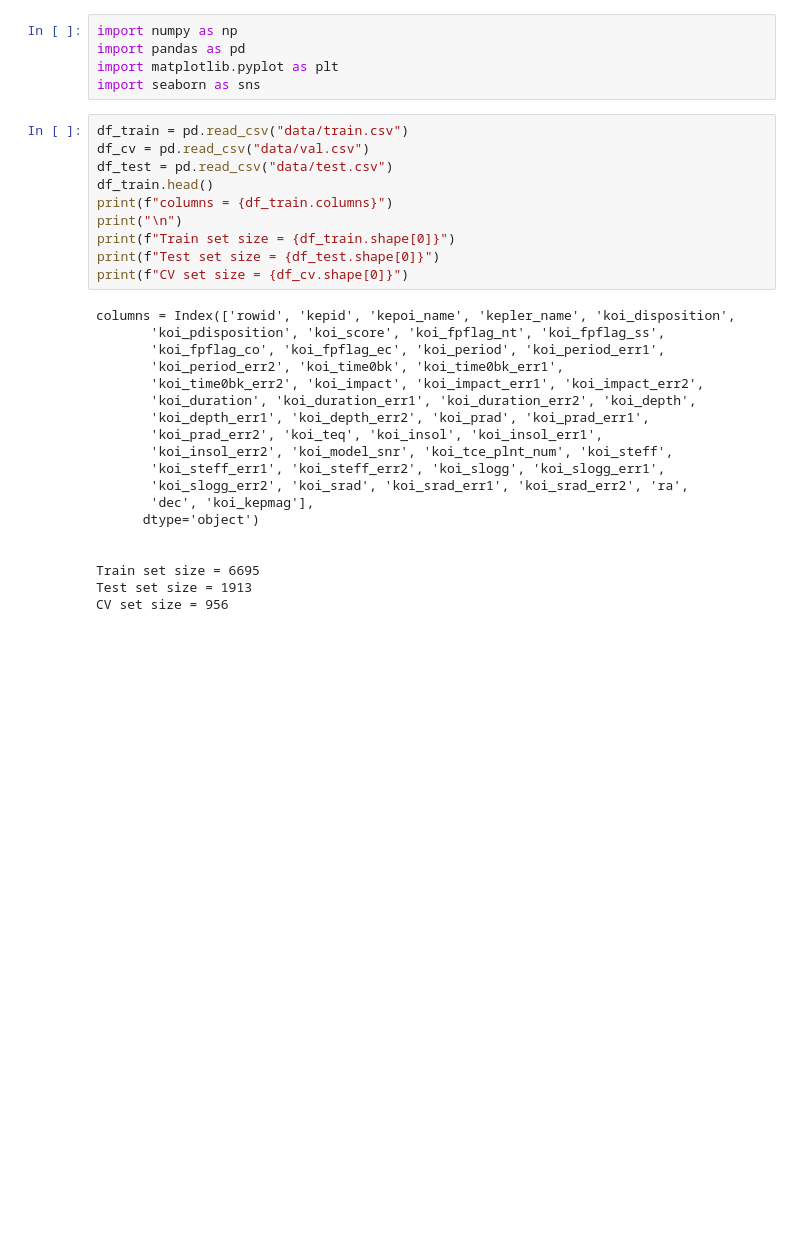
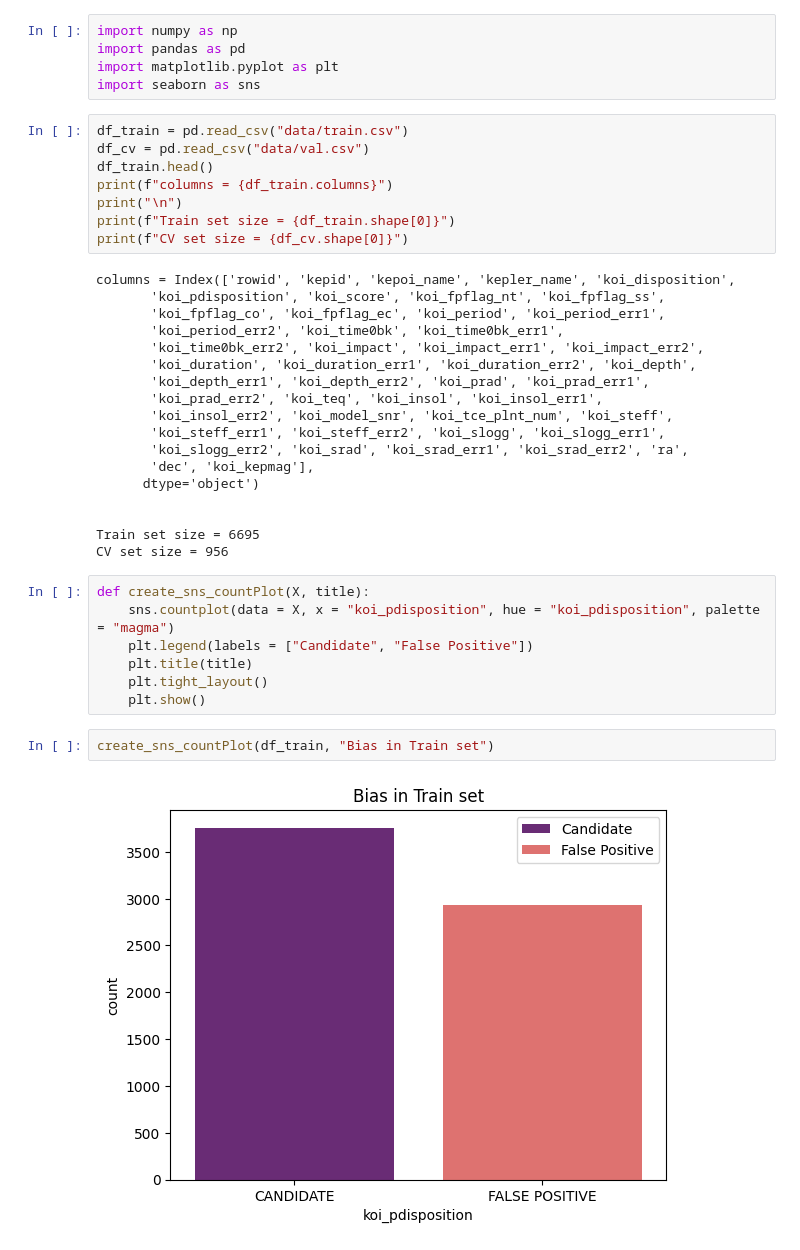
Before and after one commit to Shreejith-19/kepler-exoplanet-classifier, a Jupyter notebook: notebook.ipynb, the cells around one changed output. Cells and saved outputs as stored; diff of their text form; blank space fills up the shorter version.

Commit message:
feat: add bias checking for target in train and cross validation set

```diff
--- a/notebook.ipynb
+++ b/notebook.ipynb
@@ -6,12 +6,10 @@ import seaborn as sns
 # %%
 df_train = pd.read_csv("data/train.csv")
 df_cv = pd.read_csv("data/val.csv")
-df_test = pd.read_csv("data/test.csv")
 df_train.head()
 print(f"columns = {df_train.columns}")
 print("\n")
 print(f"Train set size = {df_train.shape[0]}")
-print(f"Test set size = {df_test.shape[0]}")
 print(f"CV set size = {df_cv.shape[0]}")
 # %% [output]
 columns = Index(['rowid', 'kepid', 'kepoi_name', 'kepler_name', 'koi_disposition',
@@ -30,5 +28,15 @@ columns = Index(['rowid', 'kepid', 'kepoi_name', 'kepler_name', 'koi_disposition
 
 
 Train set size = 6695
-Test set size = 1913
 CV set size = 956
+# %%
+def create_sns_countPlot(X, title):
+    sns.countplot(data = X, x = "koi_pdisposition", hue = "koi_pdisposition", palette = "magma")
+    plt.legend(labels = ["Candidate", "False Positive"])
+    plt.title(title)
+    plt.tight_layout()
+    plt.show()
+# %%
+create_sns_countPlot(df_train, "Bias in Train set")
+# %% [output]
+[figure, added]
```
Also changed, not shown: parts of 1 cell of this notebook.
